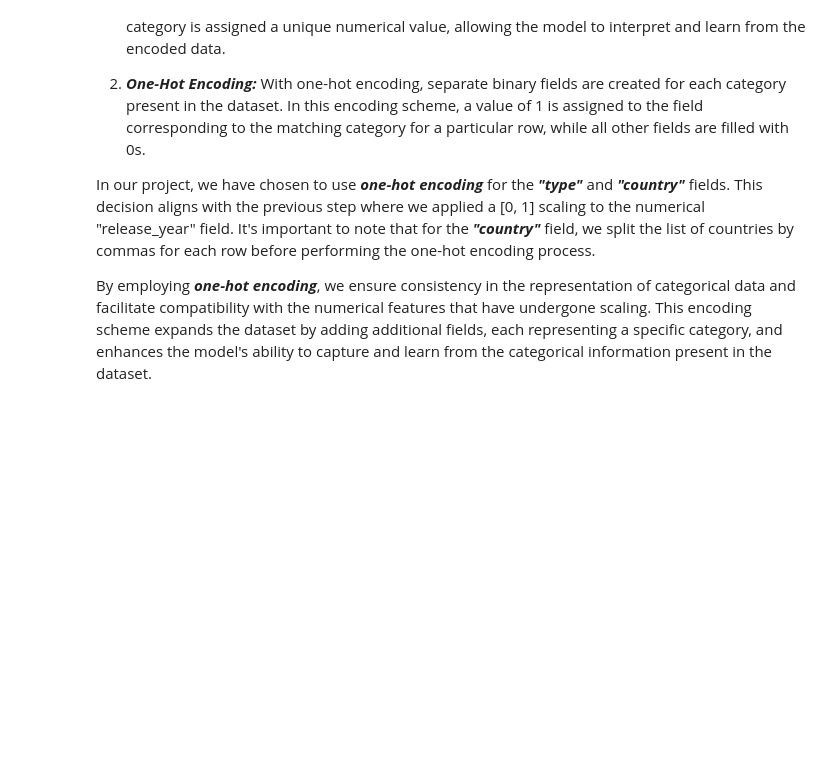
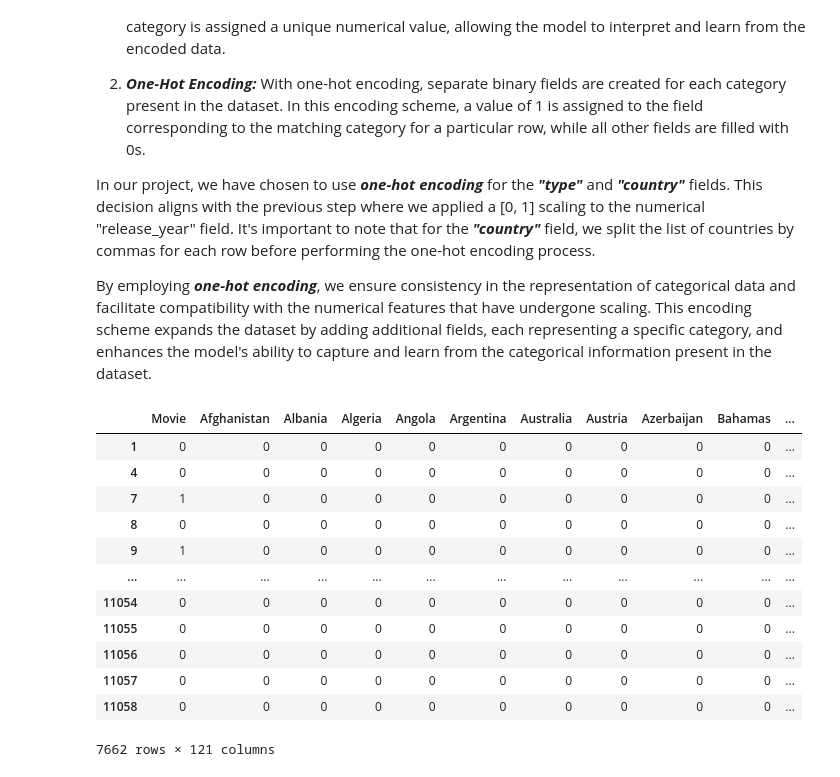
Before and after one commit to amirhosein-ziaei/Machine_Learning_Projects, a Jupyter notebook: Classify_Movie/Classifier.ipynb, the cells around one changed output. Saved outputs shown, nothing was run; the diff lists cells and outputs as text; code cells hidden in the pictures; blank space fills up the shorter version.

Commit message:
data encoding completed

```diff
--- a/Classify_Movie/Classifier.ipynb
+++ b/Classify_Movie/Classifier.ipynb
@@ -183,10 +183,29 @@ In our project, we have chosen to use ***one-hot encoding*** for the ***"type"**
 By employing ***one-hot encoding***, we ensure consistency in the representation of categorical data and facilitate compatibility with the numerical features that have undergone scaling. This encoding scheme expands the dataset by adding additional fields, each representing a specific category, and enhances the model's ability to capture and learn from the categorical information present in the dataset.
 # %%
 def one_hot_ecndoing(df: pd.DataFrame, sep: str, rep: str):
-    data_frame = data_frame.copy()
+    data_frame = df.copy()
     for i in data_frame.columns:
         if data_frame[i].dtype == 'O':
             tmp = data_frame[i].str.replace(rep, '').str.get_dummies(sep)
             data_frame = data_frame.drop(i, axis=1)
             data_frame = data_frame.join(tmp)
     return data_frame
+# %%
+temporary_dataframe = one_hot_ecndoing(df[['type', 'country']], sep=',', rep=' ')
+onehot_encoding_dataframe = temporary_dataframe.join(scaled_df[['title', 'cast', 'release_year', 'description', 'listed_in']])
+onehot_encoding_dataframe = onehot_encoding_dataframe.drop('TVShow', axis=1)
+onehot_encoding_dataframe
+# %% [output]
+|  | Movie | Afghanistan | Albania | Algeria | Angola | Argentina | Australia | Austria | Azerbaijan | Bahamas | ... |
+| 1 | 0 | 0 | 0 | 0 | 0 | 0 | 0 | 0 | 0 | 0 | ... |
+| 4 | 0 | 0 | 0 | 0 | 0 | 0 | 0 | 0 | 0 | 0 | ... |
+| 7 | 1 | 0 | 0 | 0 | 0 | 0 | 0 | 0 | 0 | 0 | ... |
+| 8 | 0 | 0 | 0 | 0 | 0 | 0 | 0 | 0 | 0 | 0 | ... |
+| 9 | 1 | 0 | 0 | 0 | 0 | 0 | 0 | 0 | 0 | 0 | ... |
+| ... | ... | ... | ... | ... | ... | ... | ... | ... | ... | ... | ... |
+| 11054 | 0 | 0 | 0 | 0 | 0 | 0 | 0 | 0 | 0 | 0 | ... |
+| 11055 | 0 | 0 | 0 | 0 | 0 | 0 | 0 | 0 | 0 | 0 | ... |
+| 11056 | 0 | 0 | 0 | 0 | 0 | 0 | 0 | 0 | 0 | 0 | ... |
+| 11057 | 0 | 0 | 0 | 0 | 0 | 0 | 0 | 0 | 0 | 0 | ... |
+| 11058 | 0 | 0 | 0 | 0 | 0 | 0 | 0 | 0 | 0 | 0 | ... |
+7662 rows × 121 columns
```
